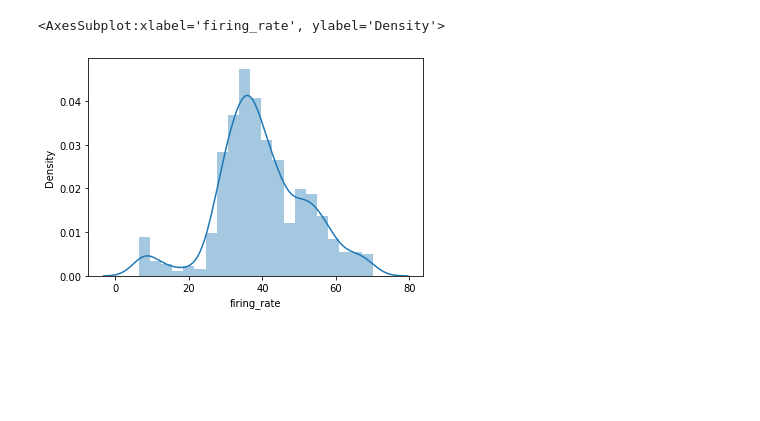
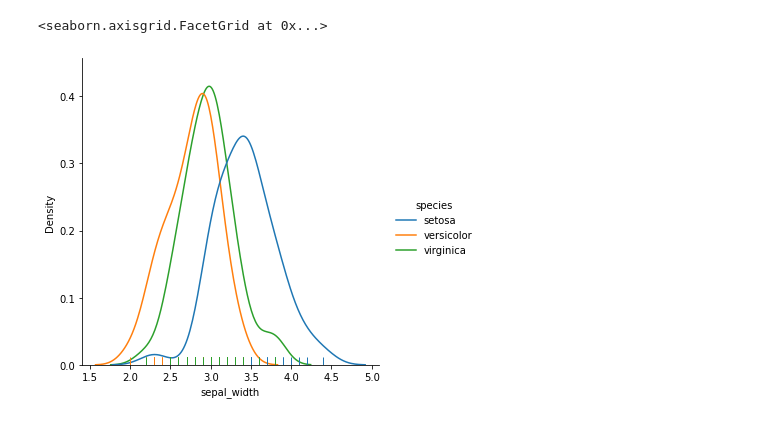
Before and after one commit to Andre-Carrillo/python-scripts, a Jupyter notebook: Intermediate Seaborn course.ipynb, the cells around one changed output. Cells and saved outputs as stored; diff of their text form; code cells hidden in the pictures; blank space fills up the shorter version.

```diff
--- a/Intermediate Seaborn course.ipynb
+++ b/Intermediate Seaborn course.ipynb
@@ -46,6 +48,5 @@ sns.violinplot(x='align',y='firing_rate', data=df, alpha=.5, hue='choice')
-# %%
-# sns.displot(data=df, x='firing_rate')
-sns.distplot(df['firing_rate'])
-# %% [output]
-<AxesSubplot:xlabel='firing_rate', ylabel='Density'>
-[figure, removed]
+# %%
+sns.displot(data=df, x='sepal_width', rug=True, kind='kde', hue='species')
+# %% [output]
+<seaborn.axisgrid.FacetGrid at 0x...>
+[figure, added]
```
Also changed, not shown: parts of 12 cells of this notebook, 3 other files.
